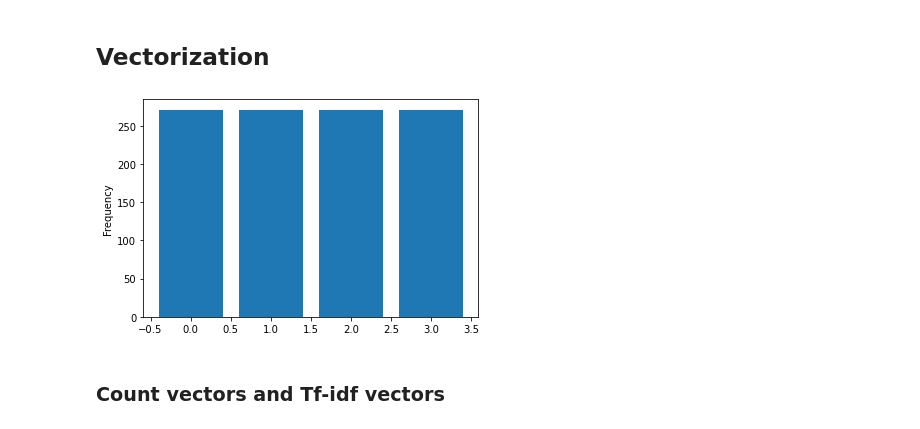
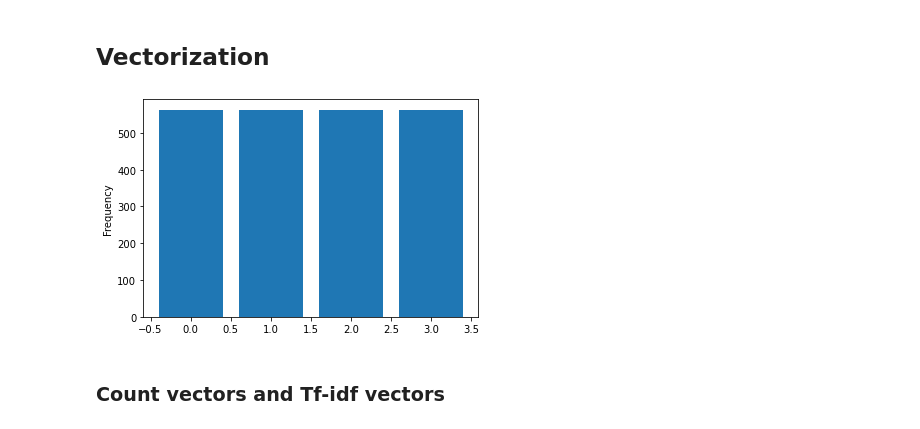
Before and after one commit to malte-koenig/AG_News_Classifier, a Jupyter notebook: main.ipynb, the cells around one changed output. Drawn from its saved outputs; the diff is of its cells as text; code cells hidden in the pictures.

```diff
--- a/main.ipynb
+++ b/main.ipynb
@@ -158,15 +158,15 @@ train_df.head()
 # %%
 # read in preprocessed training data if necessary
 train_df = pd.read_csv('preprocessed_training_data.csv', sep=';', encoding='utf-8')
 
 #fractionize and undersample data
-train_data, train_target = balanced_fractionize(train_df, 0.01)
+train_data, train_target = balanced_fractionize(train_df, 0.02)
 
 #Tokenize
 def get_train_tokens(df_data):
     return [word_tokenize(text) for text in df_data['text']]
 # %% [output]
-[figure, old version]
+[figure, new version]
 # %% [markdown]
 ### Count vectors and Tf-idf vectors
 # %%
```
Also changed, not shown: parts of 8 cells of this notebook, 1 other file.
